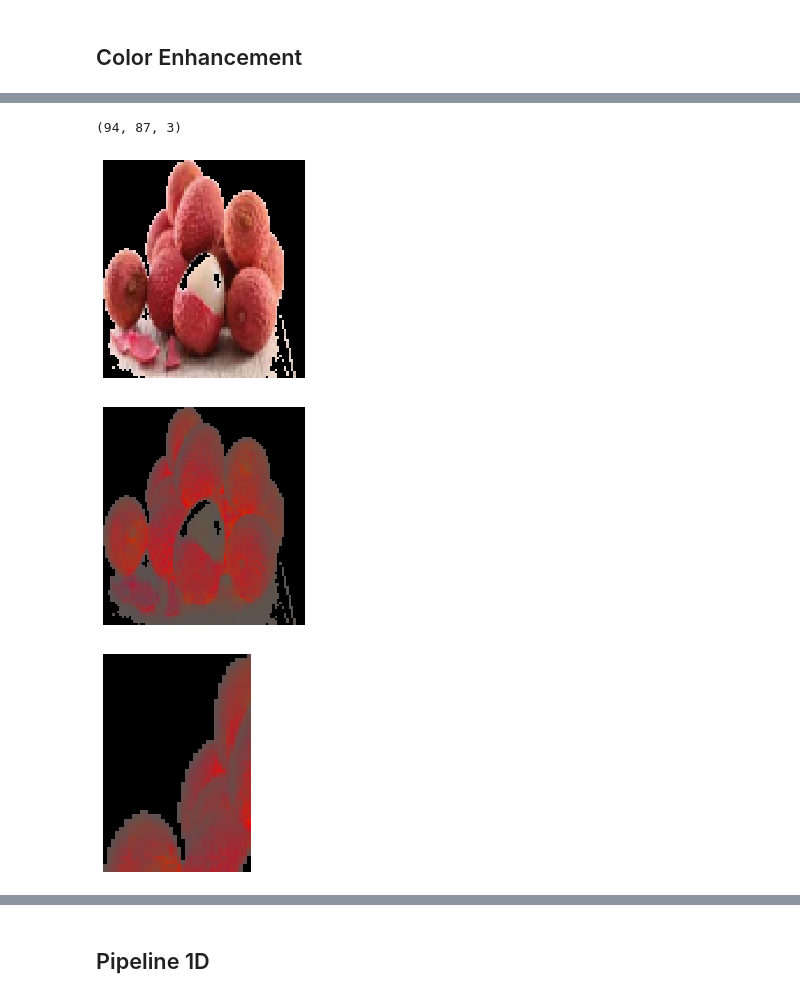
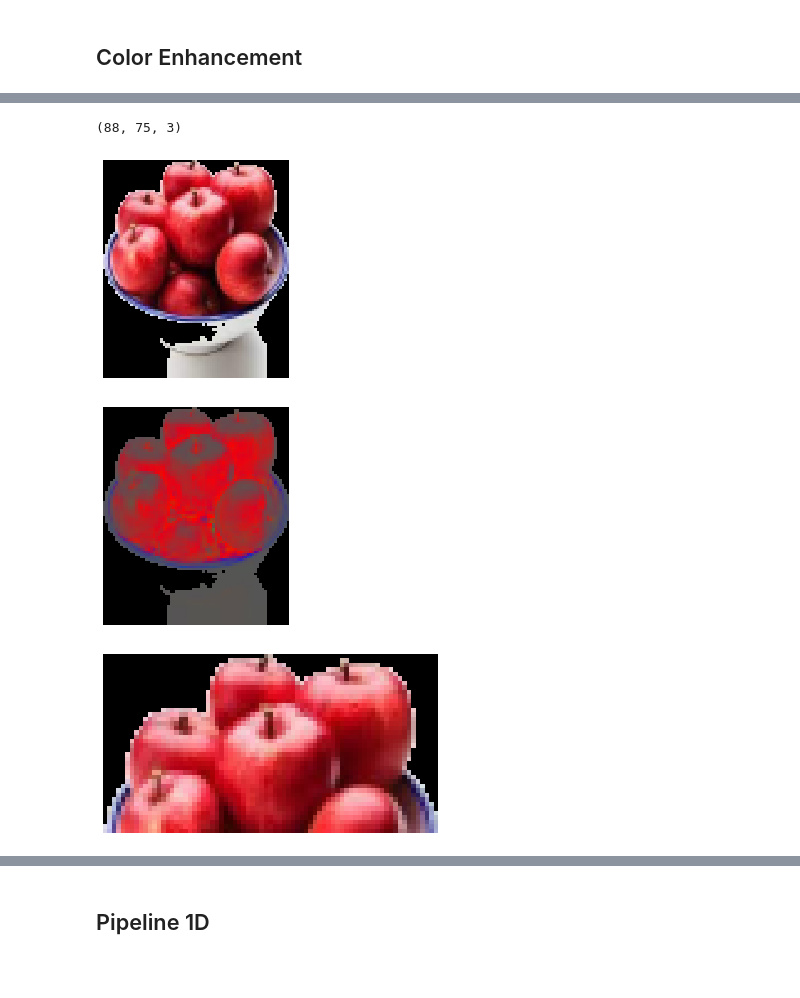
Before and after one commit to Neix20/MiniProject, a Jupyter notebook: Color Enhancement.ipynb, the cells around one changed output, grey strips where cells are left out. Saved outputs shown, nothing was run; the diff lists cells and outputs as text; code cells hidden in the pictures; blank space fills up the shorter version.

Commit message:
Updated Experiment Result And Visualization

```diff
--- a/Color Enhancement.ipynb
+++ b/Color Enhancement.ipynb
@@ -76,4 +76,4 @@ error: OpenCV(4.5.2) C:\Users\runneradmin\AppData\Local\Temp\pip-req-build-ttbyx
 ## Color Enhancement
 # %%
 img_path = "Dataset\\Lychee\\0_100.jpg"
-img_path = "Test_Images\\Lychee\\lychee1.jpg"
+img_path = "Test_Images\\Apple\\apple4.jpg"
@@ -86,21 +92,21 @@ img = img / 255.0
 display(img)
 img.shape
 # %% [output]
-(94, 87, 3)
+(88, 75, 3)
-[figure, old version]
+[figure, new version]
 # %%
 r, g, b = cv2.split(img)
 img_sum = r + g + b
 CR, CG, CB = cv2.divide(r, img_sum), cv2.divide(g, img_sum), cv2.divide(b, img_sum)
 # %%
-img = cv2.merge((CR, CG, CB))
-display(img)
+img_tmp = cv2.merge((CR, CG, CB))
+display(img_tmp )
 # %% [output]
-[figure, old version]
+[figure, new version]
 # %%
-img = np.uint8(img * 255)
+img_tmp = np.uint8(img_tmp * 255)
 
-img_gray = cv2.cvtColor(img, cv2.COLOR_BGR2GRAY)
+img_gray = cv2.cvtColor(img_tmp, cv2.COLOR_BGR2GRAY)
 
 # Apply Gaussian Blur to Image
 img_blur = cv2.GaussianBlur(img_gray, (7,7), 1)
@@ -122,7 +128,7 @@ for cnt in contours:
 
 display(roi)
 # %% [output]
-[figure, old version]
+[figure, new version]
 # %%
 img = np.nan_to_num(img)
 img.shape
```
Also changed, not shown: parts of 4 cells of this notebook, 4 other files.
